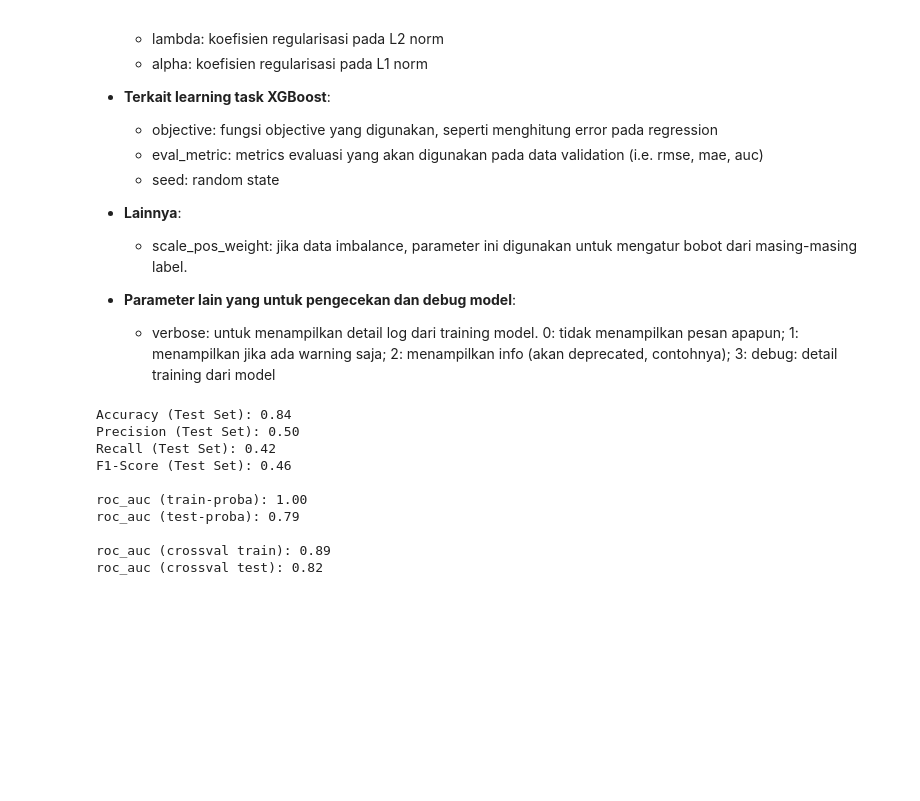
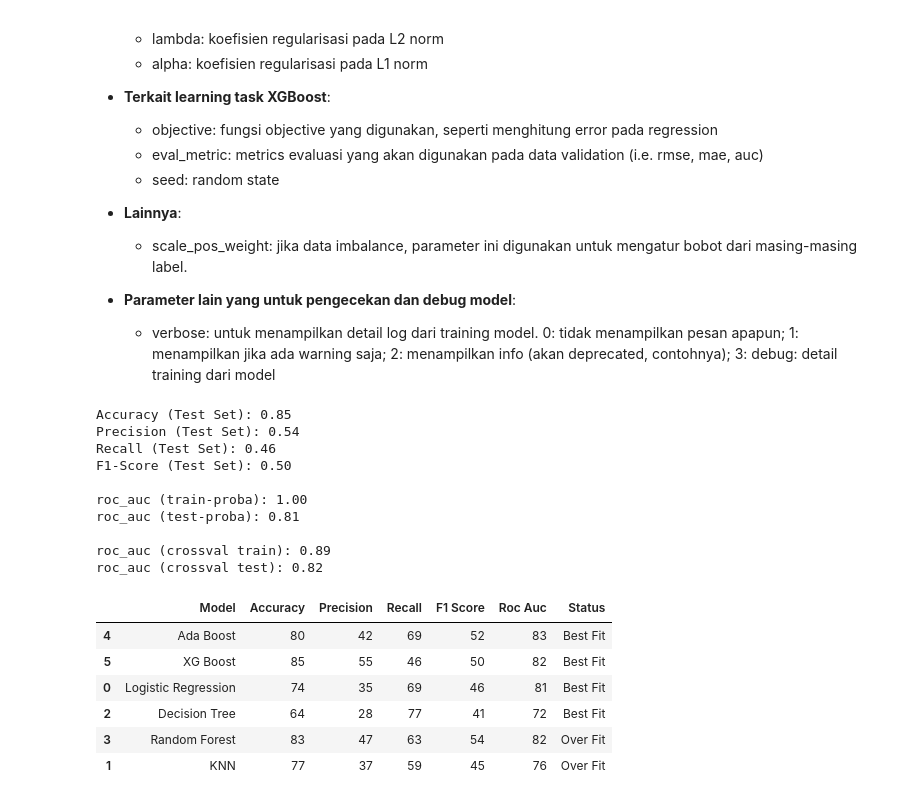
Before and after one commit to arsand07/Employee-Attrition, a Jupyter notebook: Stage 3/Stage 3.ipynb, the cells around one changed output. Drawn from its saved outputs; the diff is of its cells as text; code cells hidden in the pictures; blank space fills up the shorter version.

Commit message:
Summary Model

```diff
--- a/Stage 3/Stage 3.ipynb
+++ b/Stage 3/Stage 3.ipynb
@@ -201,4 +211,12 @@ knn = KNeighborsClassifier()
 knn.fit(X_train, y_train)
 
 eval_classification(knn)
+
+model.append('KNN')
+accuracy.append(77)
+precision.append(37)
+recall.append(59)
+f1.append(45)
+auc.append(76)
+status.append('Over Fit')
 # %% [output]
@@ -565,4 +591,12 @@ rs = RandomizedSearchCV(rf, hyperparameters, scoring='roc_auc', random_state=1,
 rs.fit(X_train, y_train)
 
 eval_classification(rs)
+
+model.append('Random Forest')
+accuracy.append(83)
+precision.append(47)
+recall.append(63)
+f1.append(54)
+auc.append(82)
+status.append('Over Fit')
 # %% [output]
@@ -593,6 +627,14 @@ ada = AdaBoostClassifier()
 ada.fit(X_train, y_train)
 
 eval_classification(ada)
+
+model.append('Ada Boost')
+accuracy.append(80)
+precision.append(42)
+recall.append(69)
+f1.append(52)
+auc.append(83)
+status.append('Best Fit')
 # %% [output]
 Accuracy (Test Set): 0.79
 Precision (Test Set): 0.40
@@ -676,14 +718,42 @@ rs = RandomizedSearchCV(xg, hyperparameters, cv=5, random_state=7, scoring='roc_
 rs.fit(X_train, y_train)
 
 eval_classification(rs)
+
+model.append('XG Boost')
+accuracy.append(85)
+precision.append(55)
+recall.append(46)
+f1.append(50)
+auc.append(82)
+status.append('Best Fit')
 # %% [output]
-Accuracy (Test Set): 0.84
-Precision (Test Set): 0.50
-Recall (Test Set): 0.42
-F1-Score (Test Set): 0.46
+Accuracy (Test Set): 0.85
+Precision (Test Set): 0.54
+Recall (Test Set): 0.46
+F1-Score (Test Set): 0.50
 
 roc_auc (train-proba): 1.00
-roc_auc (test-proba): 0.79
+roc_auc (test-proba): 0.81
 
 roc_auc (crossval train): 0.89
 roc_auc (crossval test): 0.82
+# %%
+hasil =pd.DataFrame({
+        "Model":model,
+        'Accuracy':accuracy,
+        'Precision' : precision,
+        'Recall' : recall,
+        'F1 Score': f1,
+        'Roc Auc': auc,
+        'Status':status
+})
+
+hasil.sort_values(['Status','Roc Auc'],ascending=[True,False])
+# %% [output]
+|  | Model | Accuracy | Precision | Recall | F1 Score | Roc Auc | Status |
+| 4 | Ada Boost | 80 | 42 | 69 | 52 | 83 | Best Fit |
+| 5 | XG Boost | 85 | 55 | 46 | 50 | 82 | Best Fit |
+| 0 | Logistic Regression | 74 | 35 | 69 | 46 | 81 | Best Fit |
+| 2 | Decision Tree | 64 | 28 | 77 | 41 | 72 | Best Fit |
+| 3 | Random Forest | 83 | 47 | 63 | 54 | 82 | Over Fit |
+| 1 | KNN | 77 | 37 | 59 | 45 | 76 | Over Fit |
```
Also changed, not shown: parts of 18 cells of this notebook.
